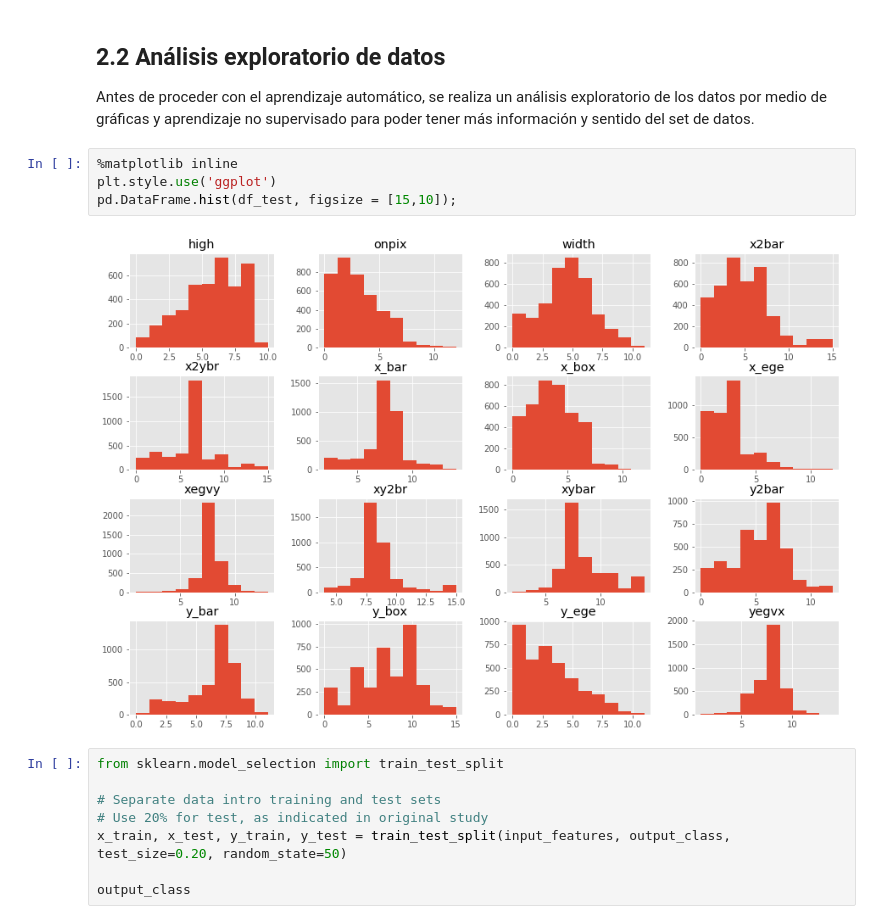
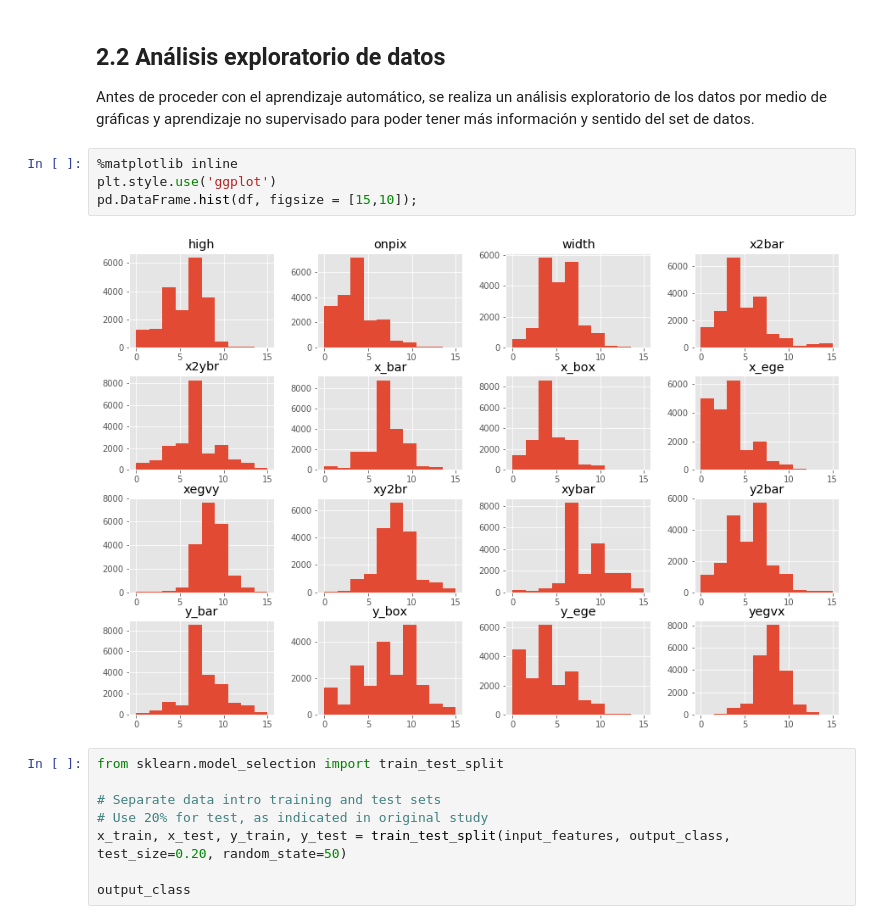
Before and after one commit to dkohkemper/pattern_recognition, a Jupyter notebook: proyecto_final/proyecto_final.ipynb, the cells around one changed output. Cells and saved outputs as stored; diff of their text form.

```diff
--- a/proyecto_final/proyecto_final.ipynb
+++ b/proyecto_final/proyecto_final.ipynb
@@ -226,9 +232,9 @@ Antes de proceder con el aprendizaje automático, se realiza un análisis explor
 # %%
 %matplotlib inline
 plt.style.use('ggplot')
-pd.DataFrame.hist(df_test, figsize = [15,10]);
+pd.DataFrame.hist(df, figsize = [15,10]);
 # %% [output]
-[figure, old version]
+[figure, new version]
 # %%
 from sklearn.model_selection import train_test_split
 
```
Also changed, not shown: parts of 62 cells of this notebook.
